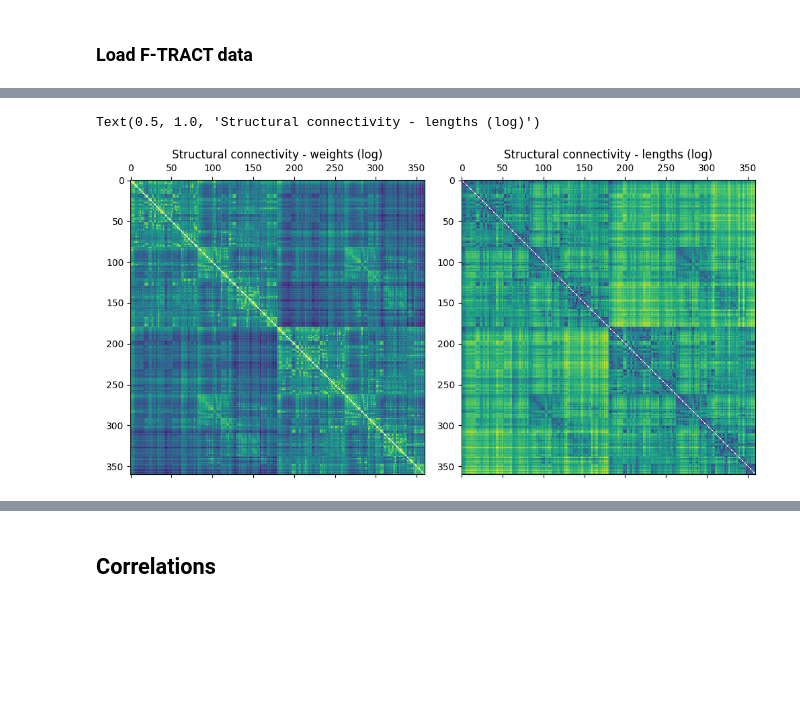
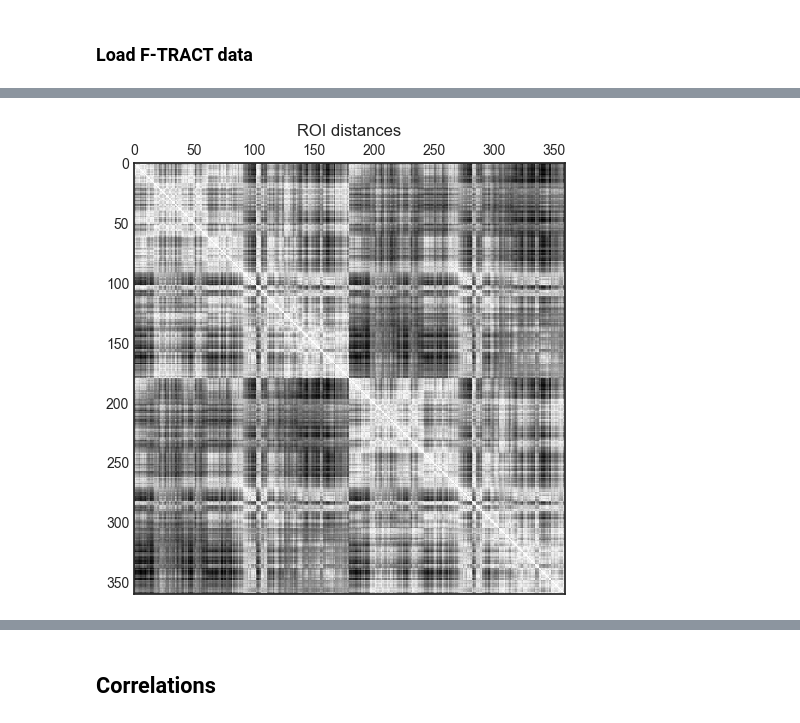
Before and after one commit to Katterrina/fimuni_thesis, a Jupyter notebook: notebooks/f-tract/01_analysis.ipynb, the cells around one changed output, grey strips where cells are left out. Saved outputs shown, nothing was run; the diff lists cells and outputs as text; code cells hidden in the pictures; blank space fills up the shorter version.

Commit message:
ftract analysis with partial correlations

```diff
--- a/notebooks/f-tract/01_analysis.ipynb
+++ b/notebooks/f-tract/01_analysis.ipynb
@@ -91,14 +82,0 @@ NameError: name 'plt' is not defined
-# %%
-if STRUCTURAL_DATASET == "enigma":
-    SC_W, SC_L, FC = data.load_enigma(ftract_labels)
-
-elif STRUCTURAL_DATASET == "domhof":
-    SC_W, SC_L, FC = data.load_domhof(PARCELLATION,len(ftract_labels))
-
-elif STRUCTURAL_DATASET == "rosen_halgren":
-    SC_W, SC_L, FC = data.load_rosen_halgren(ftract_labels)
-
-if FC is not None:
-    FC_AVAILABLE = True
-
-print(SC_W.shape)
@@ -106,0 +98,19 @@ print(SC_W.shape)
+# %%
+plt.rcParams['figure.figsize'] = [3*number_of_SC,6]
+plt.style.use('seaborn-v0_8-white')
+
+fig, axs = plt.subplots(2,number_of_SC, tight_layout=True,sharex=True,sharey=True)
+
+for i, stat_data in enumerate(SC_matrices):
+    name, SC_W, SC_L, SC_W_log = stat_data
+
+    axs[0,i].matshow(SC_W_log)
+    axs[0,i].set_title(f"SC {name} - weights (log)")
+
+    if SC_L is not None:
+        axs[1,i].matshow(SC_L)
+        axs[1,i].set_title(f"SC {name} - lengths")
+
+    else:
+        axs[1,i].matshow(np.zeros(SC_W.shape))
+        axs[1,i].set_title(f"SC {name} - NO lengths")
@@ -107,11 +119,8 @@ print(SC_W.shape)
 # %%
-plt.rcParams['figure.figsize'] = [10, 5]
-
-fig, axs = plt.subplots(1, 2, tight_layout=True)
-axs[0].matshow(np.log(SC_W))
-axs[0].set_title("Structural connectivity - weights (log)")
-axs[1].matshow(np.log(SC_L))
-axs[1].set_title("Structural connectivity - lengths (log)")
+if ED is not None:
+    plt.rcParams['figure.figsize'] = [5,5]
+    fig, axs = plt.subplots(1, 1, tight_layout=True)
+    axs.matshow(ED)
+    axs.set_title("ROI distances")
 # %% [output]
-Text(0.5, 1.0, 'Structural connectivity - lengths (log)')
-[figure, old version]
+[figure, new version]
```
Also changed, not shown: parts of 29 cells of this notebook, 4 other files.
